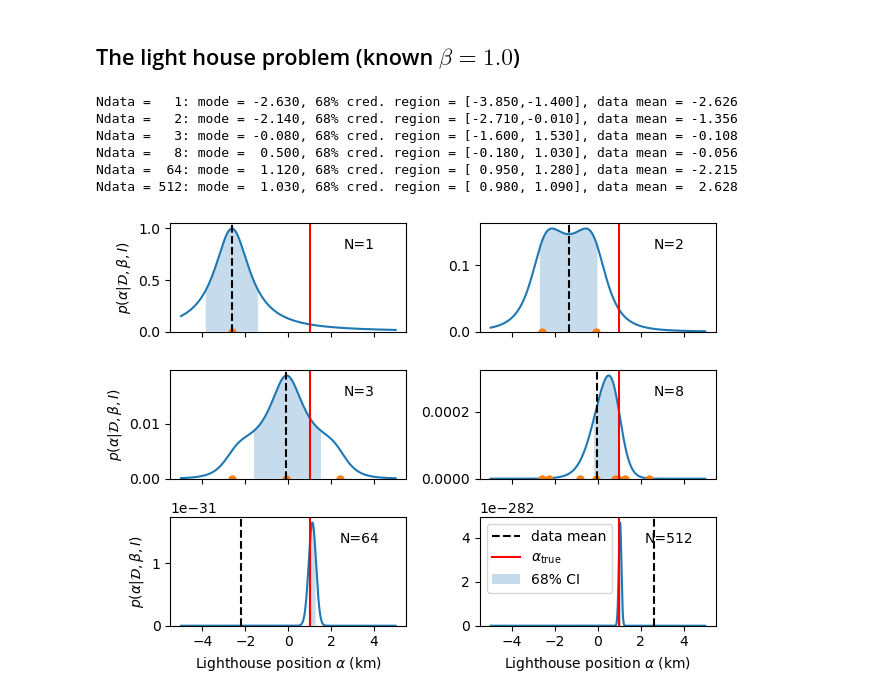
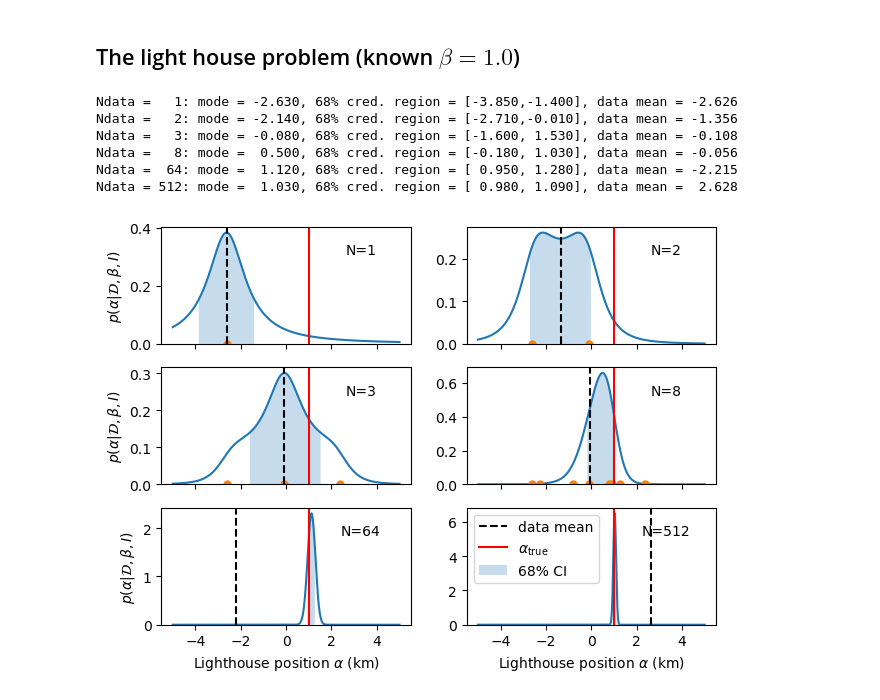
Before and after one commit to physics-chalmers/tif285, a Jupyter notebook: doc/pub/DemoNotebooks/LighthouseProblem_1D.ipynb, the cells around one changed output. Saved outputs shown, nothing was run; the diff lists cells and outputs as text; code cells hidden in the pictures.

Commit message:
fixed norm in lighthouse demo

```diff
--- a/doc/pub/DemoNotebooks/LighthouseProblem_1D.ipynb
+++ b/doc/pub/DemoNotebooks/LighthouseProblem_1D.ipynb
@@ -104,40 +102,45 @@ def hpd_from_grid(logpdf, x, p=0.68):
     return (hpd_indices_sorted[0], hpd_indices_sorted[-1])
 # %%
 alphaGrid = np.linspace(-5,5,1001)
+dx = alphaGrid[1]-alphaGrid[0]
+assert np.isclose(alphaGrid[1:], alphaGrid[:-1]+dx).all(), "The grid must be equal spaced."
 #
 fig,axs = plt.subplots(3,2,sharex=True)
 for iax, Nd in enumerate([1,2,3,8,64,512]):
     ax = axs.flatten()[iax]
     xpos = xpositions[:Nd]
     logP = logPosterior(alphaGrid, beta, xpos)
-    # normalize the mode
-    #logP -= logP.max()
+    # normalize the mode to one
+    logP -= logP.max()
+    # approximate integral to get the norm.
+    norm = np.sum(np.exp(logP))*dx
+    logP -= np.log(norm)
     # find the 68% HPD credible interval
     (ind_lo68,ind_hi68) = hpd_from_grid(logP,alphaGrid,p=0.68)
     ax.plot(alphaGrid, np.exp(logP))
     if Nd <= 8:
         ax.plot(xpos, np.zeros(xpos.shape), 'o', ms=5);
     ax.axvline(np.mean(xpos),color='k',ls='--',label='data mean');
     ax.axvline(alpha,color='r',ls='-',label=r'$\alpha_\mathrm{true}$');
     ax.fill_between(alphaGrid[ind_lo68:ind_hi68], np.exp(logP[ind_lo68:ind_hi68]),alpha=0.25,label='68% CI')
     ax.set_ylim(ymin=0.)
     print(f'Ndata = {Nd:>3}: mode = {alphaGrid[logP.argmax()]:6.3f}, 68% cred. region = [{alphaGrid[ind_lo68]:6.3f},{alphaGrid[ind_hi68]:6.3f}], data mean = {np.mean(xpos):6.3f}')
     ax.text(0.8,0.8,f'N={Nd}',horizontalalignment='center',verticalalignment='center', transform=ax.transAxes)
     if ax.get_subplotspec().is_first_col():
         ax.set_ylabel(r'$p(\alpha|\mathcal{D},\beta,I)$')
     if ax.get_subplotspec().is_last_row():
         ax.set_xlabel(r'Lighthouse position $\alpha$ (km)')
     #ax.set(xlabel=r'Lighthouse position $\alpha$ (km)', ylabel=r'$p(\alpha|\mathcal{D},\beta,I)$')
     ax.set_xticks([-4,-2,0,2,4])
     # Hide x labels and tick labels for top plots and y ticks for right plots.
     #ax.label_outer()
 axs.flatten()[-1].legend(loc='best')
 fig.tight_layout()
 # %% [output]
 Ndata =   1: mode = -2.630, 68% cred. region = [-3.850,-1.400], data mean = -2.626
 Ndata =   2: mode = -2.140, 68% cred. region = [-2.710,-0.010], data mean = -1.356
 Ndata =   3: mode = -0.080, 68% cred. region = [-1.600, 1.530], data mean = -0.108
 Ndata =   8: mode =  0.500, 68% cred. region = [-0.180, 1.030], data mean = -0.056
 Ndata =  64: mode =  1.120, 68% cred. region = [ 0.950, 1.280], data mean = -2.215
 Ndata = 512: mode =  1.030, 68% cred. region = [ 0.980, 1.090], data mean =  2.628
-[figure, old version]
+[figure, new version]
```
Also changed, not shown: parts of 1 cell of this notebook.
